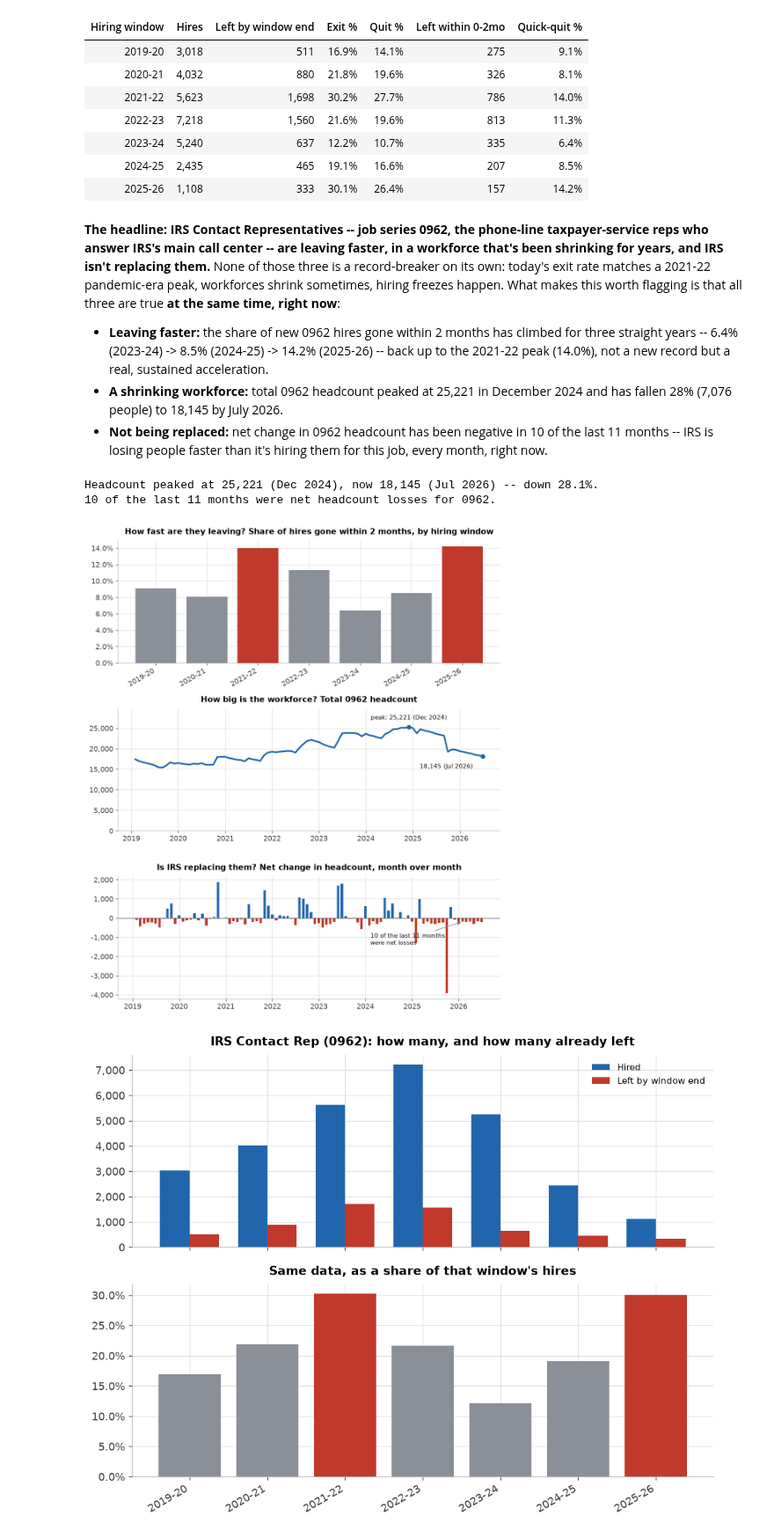
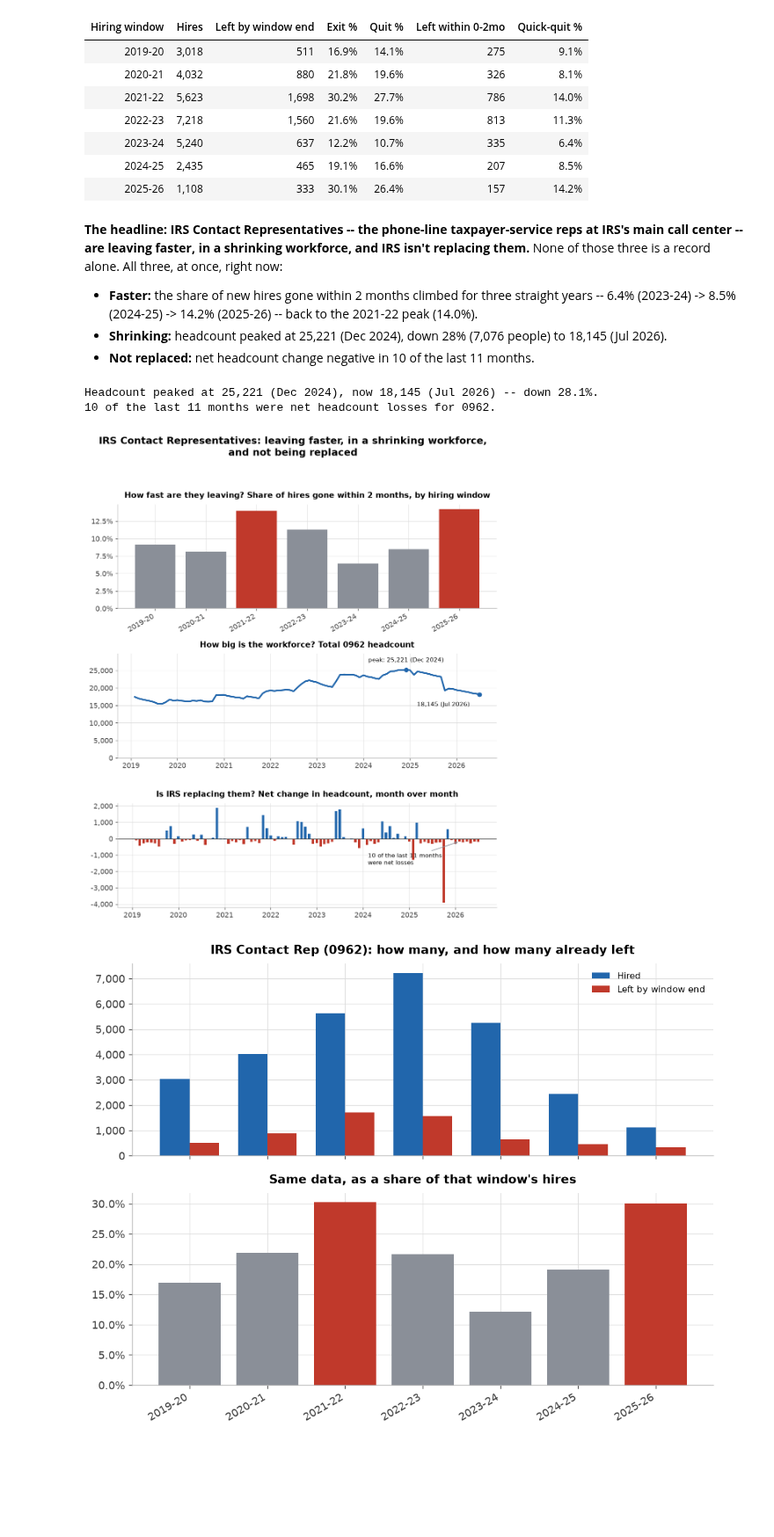
Before and after one commit to abigailhaddad/attrition-screen, a Jupyter notebook: attrition_screen.ipynb, the cells around one changed output. Shown at 88% size. Drawn from its saved outputs; the diff is of its cells as text; code cells hidden in the pictures; blank space fills up the shorter version.

```diff
--- a/attrition_screen.ipynb
+++ b/attrition_screen.ipynb
@@ -413,19 +400,15 @@ display(show(hist_df, pct=["Exit %","Quit %","Quick-quit %"]))
 | 2024-25 | 2,435 | 465 | 19.1% | 16.6% | 207 | 8.5% |
 | 2025-26 | 1,108 | 333 | 30.1% | 26.4% | 157 | 14.2% |
 # %% [markdown]
-**The headline: IRS Contact Representatives -- job series 0962, the phone-line taxpayer-service
-reps who answer IRS's main call center -- are leaving faster, in a workforce that's been shrinking
-for years, and IRS isn't replacing them.** None of those three is a record-breaker on its own:
-today's exit rate matches a 2021-22 pandemic-era peak, workforces shrink sometimes, hiring freezes
-happen. What makes this worth flagging is that all three are true **at the same time, right now**:
+**The headline: IRS Contact Representatives -- the phone-line taxpayer-service reps at
+IRS's main call center -- are leaving faster, in a shrinking workforce, and IRS isn't replacing
+them.** None of those three is a record alone. All three, at once, right now:
 
-- **Leaving faster:** the share of new 0962 hires gone within 2 months has climbed for three
-  straight years -- 6.4% (2023-24) -> 8.5% (2024-25) -> 14.2% (2025-26) -- back up to the 2021-22
-  peak (14.0%), not a new record but a real, sustained acceleration.
-- **A shrinking workforce:** total 0962 headcount peaked at 25,221 in December 2024 and has fallen
-  28% (7,076 people) to 18,145 by July 2026.
-- **Not being replaced:** net change in 0962 headcount has been negative in 10 of the last 11
-  months -- IRS is losing people faster than it's hiring them for this job, every month, right now.
+- **Faster:** the share of new hires gone within 2 months climbed for three straight years --
+  6.4% (2023-24) -> 8.5% (2024-25) -> 14.2% (2025-26) -- back to the 2021-22 peak (14.0%).
+- **Shrinking:** headcount peaked at 25,221 (Dec 2024), down 28% (7,076 people) to 18,145 (Jul
+  2026).
+- **Not replaced:** net headcount change negative in 10 of the last 11 months.
 # %%
 # The hero chart: three panels, one image, the whole "not being replaced" story in one
 # place. Top -- quit speed by hiring-window-year, full history (not a new record, but a
@@ -450,35 +433,38 @@ ax_speed.set_title("How fast are they leaving? Share of hires gone within 2 mont
 ax_level.plot(monthly.date, monthly.n, lw=2.5, color=C_MAIN)
 ax_level.set_ylim(0, monthly.n.max() * 1.18)
 ax_level.yaxis.set_major_formatter(mtick.FuncFormatter(lambda v, _: f"{v:,.0f}"))
 ax_level.set_title("How big is the workforce? Total 0962 headcount")
 date_x(ax_level)
 peak = monthly.loc[monthly.n.idxmax()]
 latest = monthly.iloc[-1]
 ax_level.plot([peak.date, latest.date], [peak.n, latest.n], "o", color=C_MAIN, ms=6, zorder=5)
 ax_level.annotate(f"peak: {peak.n:,.0f} ({ym_label(peak.ym)})", xy=(peak.date, peak.n), xytext=(0, 12),
                    textcoords="offset points", ha="center", fontsize=9)
 ax_level.annotate(f"{latest.n:,.0f} ({ym_label(latest.ym)})", xy=(latest.date, latest.n), xytext=(-15, -18),
                    textcoords="offset points", ha="right", fontsize=9)
 
 colors_net = [C_ALT if v < 0 else C_MAIN for v in monthly.net_change]
 ax_net.bar(monthly.date, monthly.net_change, width=20, color=colors_net)
 ax_net.axhline(0, color="#444", lw=0.8)
 ax_net.set(title="Is IRS replacing them? Net change in headcount, month over month")
 ax_net.yaxis.set_major_formatter(mtick.FuncFormatter(lambda v, _: f"{v:,.0f}"))
 date_x(ax_net)
 months_negative = int((monthly.tail(11).net_change < 0).sum())
 ax_net.annotate(f"{months_negative} of the last 11 months\nwere net losses", xy=(monthly.date.iloc[-6], monthly.net_change.iloc[-6]),
                 xytext=(-140, -35), textcoords="offset points", fontsize=9,
                 arrowprops=dict(arrowstyle="->", color=C_MUTED))
 
-fig.tight_layout(); fig.savefig("figures/irs_0962_summary.png")
+fig.suptitle("IRS Contact Representatives: leaving faster, in a shrinking workforce,\nand not being replaced",
+             fontsize=15, fontweight="bold", y=0.995)
+fig.tight_layout(rect=[0, 0, 1, 0.96])
+fig.savefig("figures/irs_0962_summary.png")
 print(f"Headcount peaked at {peak.n:,.0f} ({ym_label(peak.ym)}), now {latest.n:,.0f} ({ym_label(latest.ym)}) "
       f"-- down {100*(peak.n-latest.n)/peak.n:.1f}%.")
 print(f"{months_negative} of the last 11 months were net headcount losses for 0962.")
 # %% [output]
 Headcount peaked at 25,221 (Dec 2024), now 18,145 (Jul 2026) -- down 28.1%.
 10 of the last 11 months were net headcount losses for 0962.
-[figure, old version]
+[figure, new version]
 # %%
 # One image, two panels: raw counts (is this actually a big cohort?) stacked on the
 # rate (is the cohort's own attrition unusual?) -- neither panel alone tells the story.
```
Also changed, not shown: parts of 14 cells of this notebook, 3 other files.
